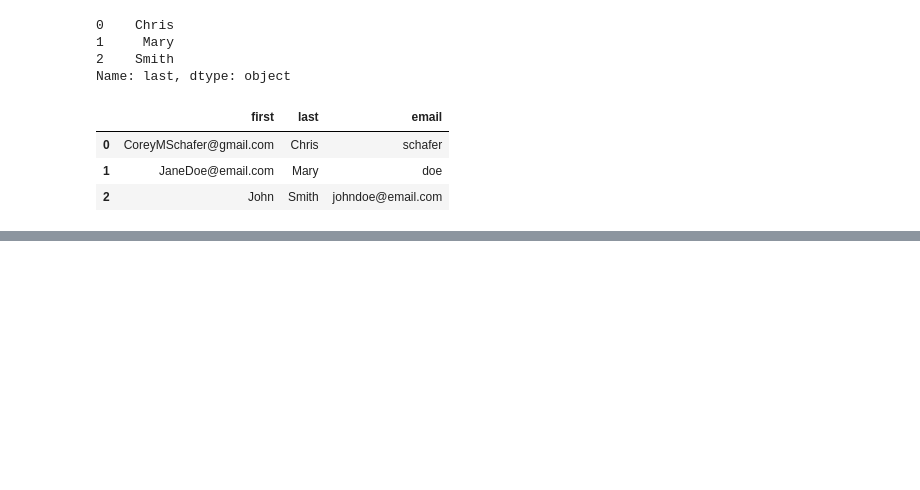
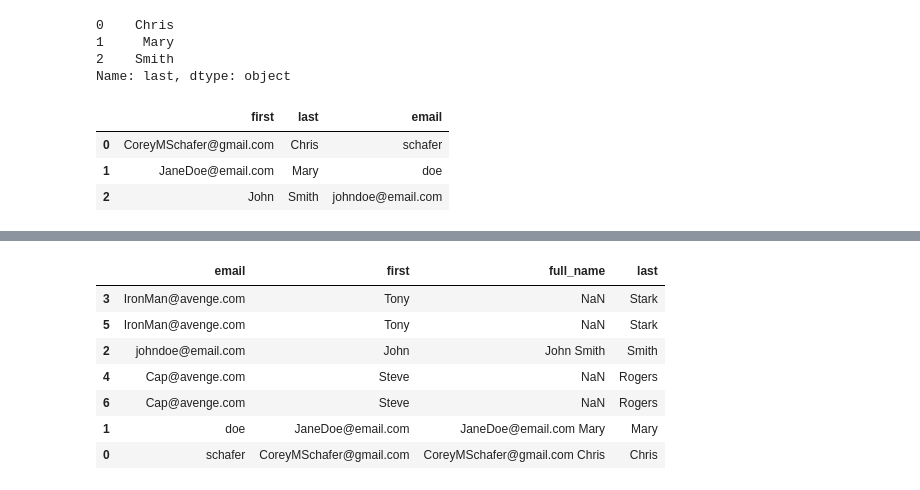
Before and after one commit to cesarVillasenor/tutorial-pandas, a Jupyter notebook: snippets.ipynb, the cells around one changed output, grey strips where cells are left out. Drawn from its saved outputs; the diff is of its cells as text; code cells hidden in the pictures; blank space fills up the shorter version.

```diff
--- a/snippets.ipynb
+++ b/snippets.ipynb
@@ -337,0 +365,2 @@ df
+# %%
+df.append({'first': 'Tony'}, ignore_index=True)
@@ -337,0 +373,8 @@ df
+# %%
+people = {
+    "first": ["Tony", 'Steve'],
+    "last": ["Stark", 'Rogers'],
+    "email": ["IronMan@avenge.com", 'Cap@avenge.com']
+}
+df2 = pd.DataFrame(people)
+df2
@@ -337,0 +385,2 @@ df
+# %%
+df.append(df2, ignore_index=True, sort=False)
@@ -337,0 +394,3 @@ df
+# %%
+df = df.append(df2, ignore_index=True, sort=False)
+df
@@ -337,0 +428,12 @@ df
+# %%
+df.sort_values(by=['last', 'first'], ascending=[False, True], inplace=True)
+df
+# %% [output]
+|  | email | first | full_name | last |
+| 3 | IronMan@avenge.com | Tony | NaN | Stark |
+| 5 | IronMan@avenge.com | Tony | NaN | Stark |
+| 2 | johndoe@email.com | John | John Smith | Smith |
+| 4 | Cap@avenge.com | Steve | NaN | Rogers |
+| 6 | Cap@avenge.com | Steve | NaN | Rogers |
+| 1 | doe | JaneDoe@email.com | JaneDoe@email.com Mary | Mary |
+| 0 | schafer | CoreyMSchafer@gmail.com | CoreyMSchafer@gmail.com Chris | Chris |
```
Also changed, not shown: parts of 18 cells of this notebook, 1 other file.
